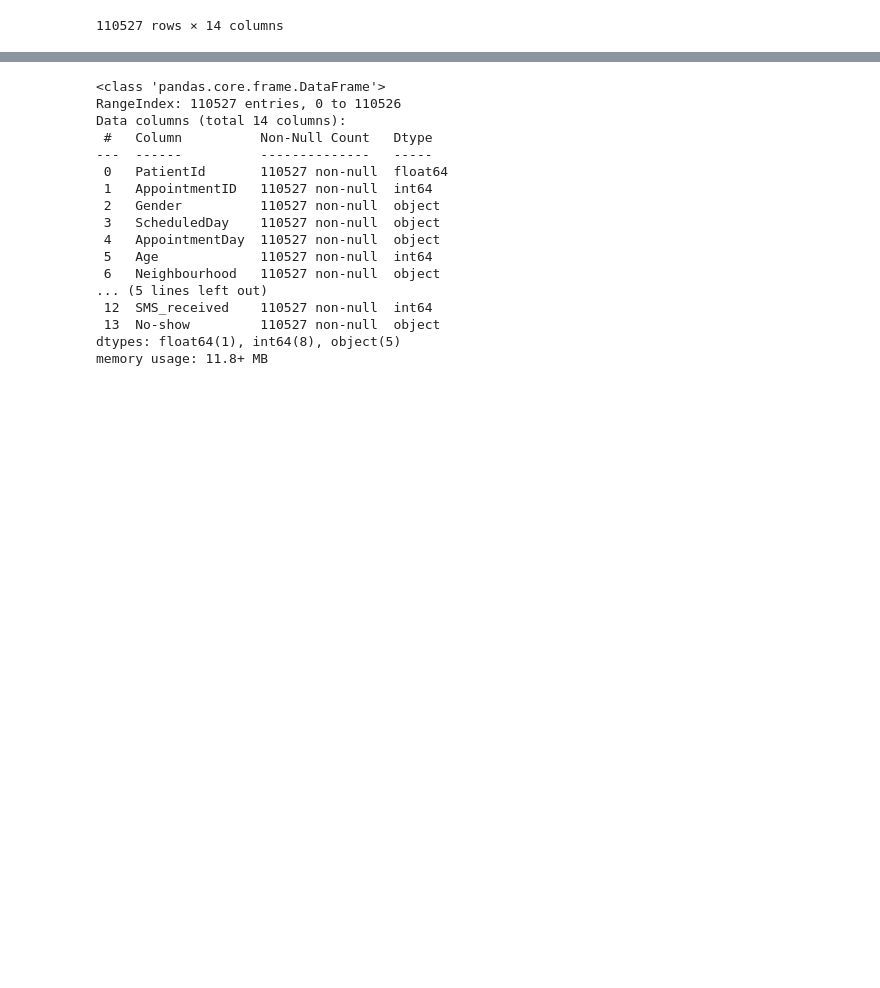
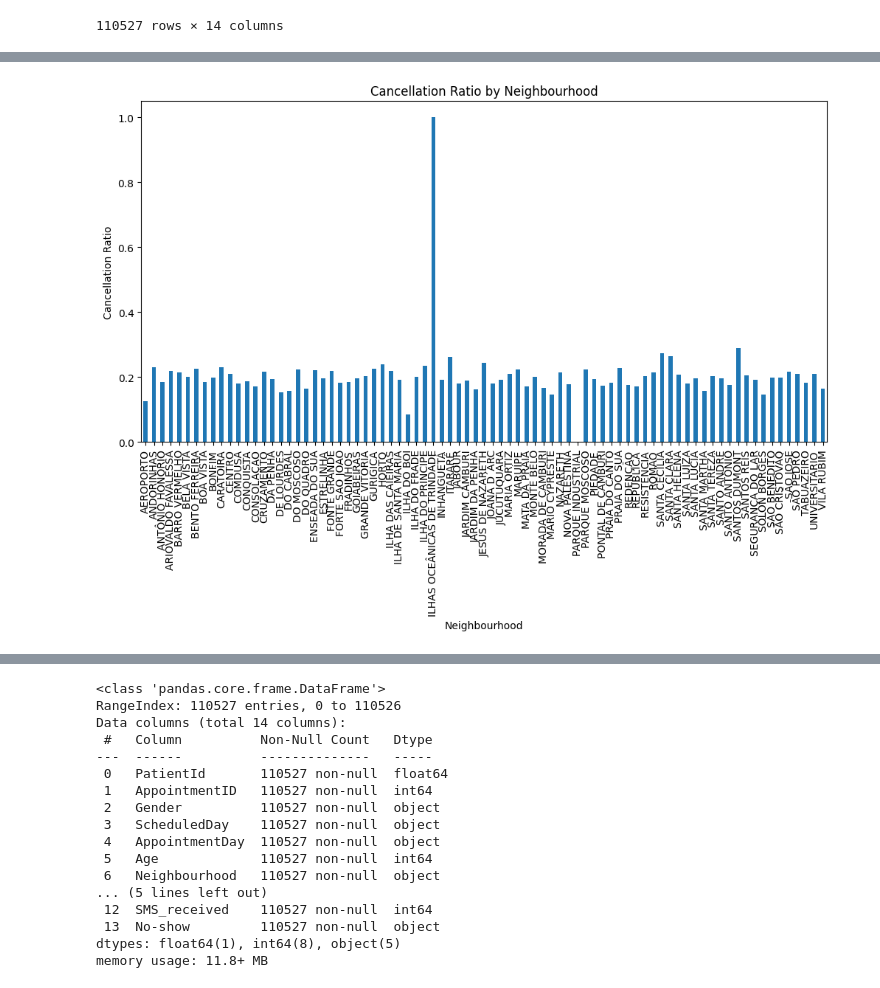
Before and after one commit to 5dongdong/PY_AI, a Jupyter notebook: NoShow_EDA.ipynb, the cells around one changed output, grey strips where cells are left out. Drawn from its saved outputs; the diff is of its cells as text; code cells hidden in the pictures; blank space fills up the shorter version.

```diff
--- a/NoShow_EDA.ipynb
+++ b/NoShow_EDA.ipynb
@@ -32,0 +108,14 @@ df
+# %%
+# Neighbourhood 그룹별로 'No-show' 열에서 'Yes' 비율 계산하기
+cancelled_ratio = df.groupby('Neighbourhood')['No-show'].value_counts(normalize=True).unstack()['Yes']
+
+# 시각화하기
+plt.figure(figsize=(12, 6))
+cancelled_ratio.plot(kind='bar')
+plt.xlabel('Neighbourhood')
+plt.ylabel('Cancellation Ratio')
+plt.title('Cancellation Ratio by Neighbourhood')
+plt.xticks(rotation=90)
+plt.show()
+# %% [output]
+[figure, added]
```
Also changed, not shown: parts of 46 cells of this notebook.
